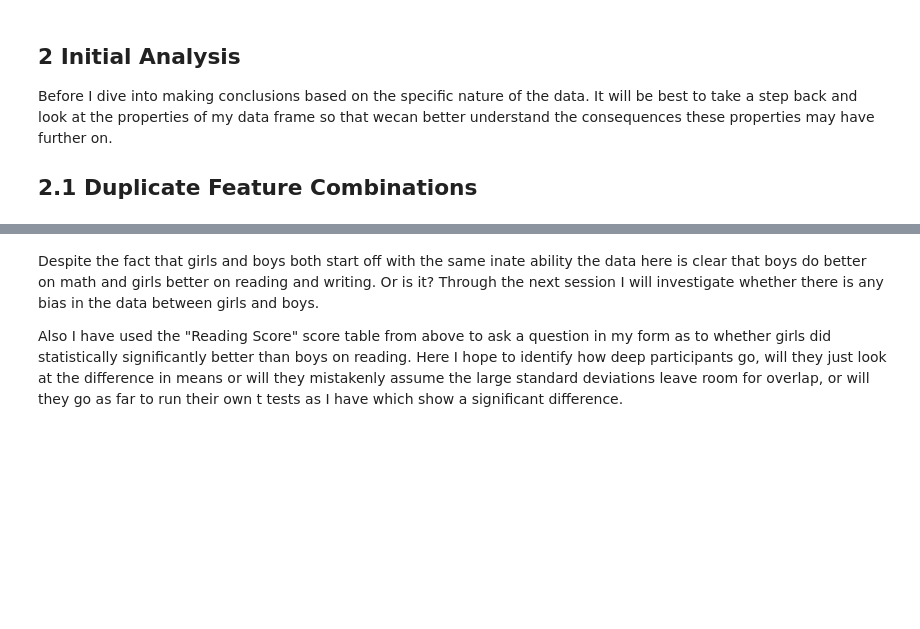
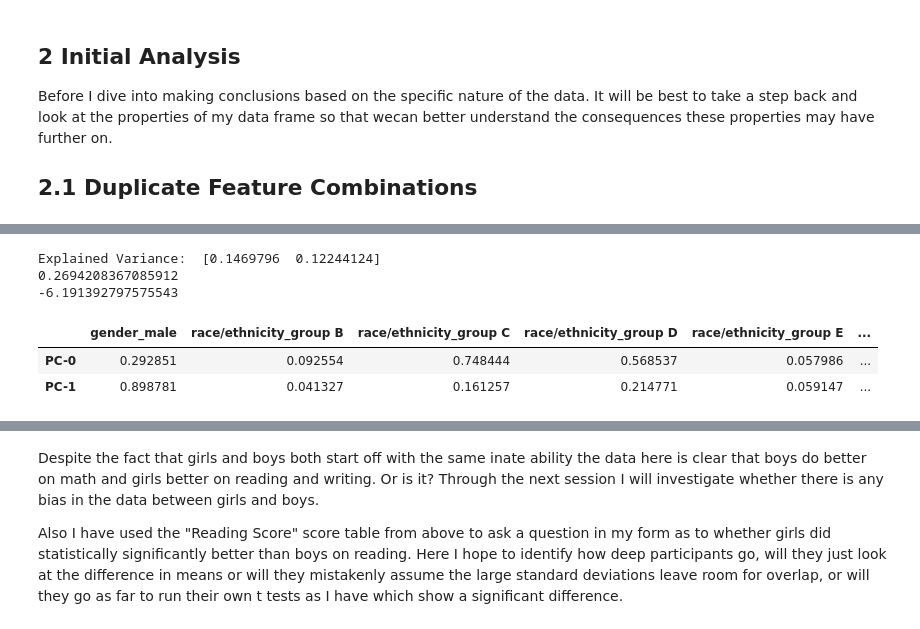
Before and after one commit to supersimple33/bias-study, a Jupyter notebook: main.ipynb, the cells around one changed output, grey strips where cells are left out. Saved outputs shown, nothing was run; the diff lists cells and outputs as text; code cells hidden in the pictures; blank space fills up the shorter version.

```diff
--- a/main.ipynb
+++ b/main.ipynb
@@ -112,0 +116,19 @@ By creating a Radius Neighbors Regressor with a radius of 0 we can identify how
+# %%
+pca = PCA(n_components=2, random_state=42)
+pca.fit(features)
+# # features.columns[pca.support()]
+print("Explained Variance: ", pca.explained_variance_ratio_)
+print(sum(pca.explained_variance_ratio_))
+# pca.get_feature_names_out(features.columns)
+print(pca.score(features))
+
+pd.DataFrame(pca.components_,columns=features.columns,index = ['PC-'+str(i) for i in range(pca.n_components)]).apply(abs)
+# trf = pca.transform(np.ones((1, features.shape[1])))
+# pca.inverse_transform(trf)
+# %% [output]
+Explained Variance:  [0.1469796  0.12244124]
+0.2694208367085912
+-6.191392797575543
+|  | gender_male | race/ethnicity_group B | race/ethnicity_group C | race/ethnicity_group D | race/ethnicity_group E | ... |
+| PC-0 | 0.292851 | 0.092554 | 0.748444 | 0.568537 | 0.057986 | ... |
+| PC-1 | 0.898781 | 0.041327 | 0.161257 | 0.214771 | 0.059147 | ... |
```
Also changed, not shown: parts of 9 cells of this notebook.
